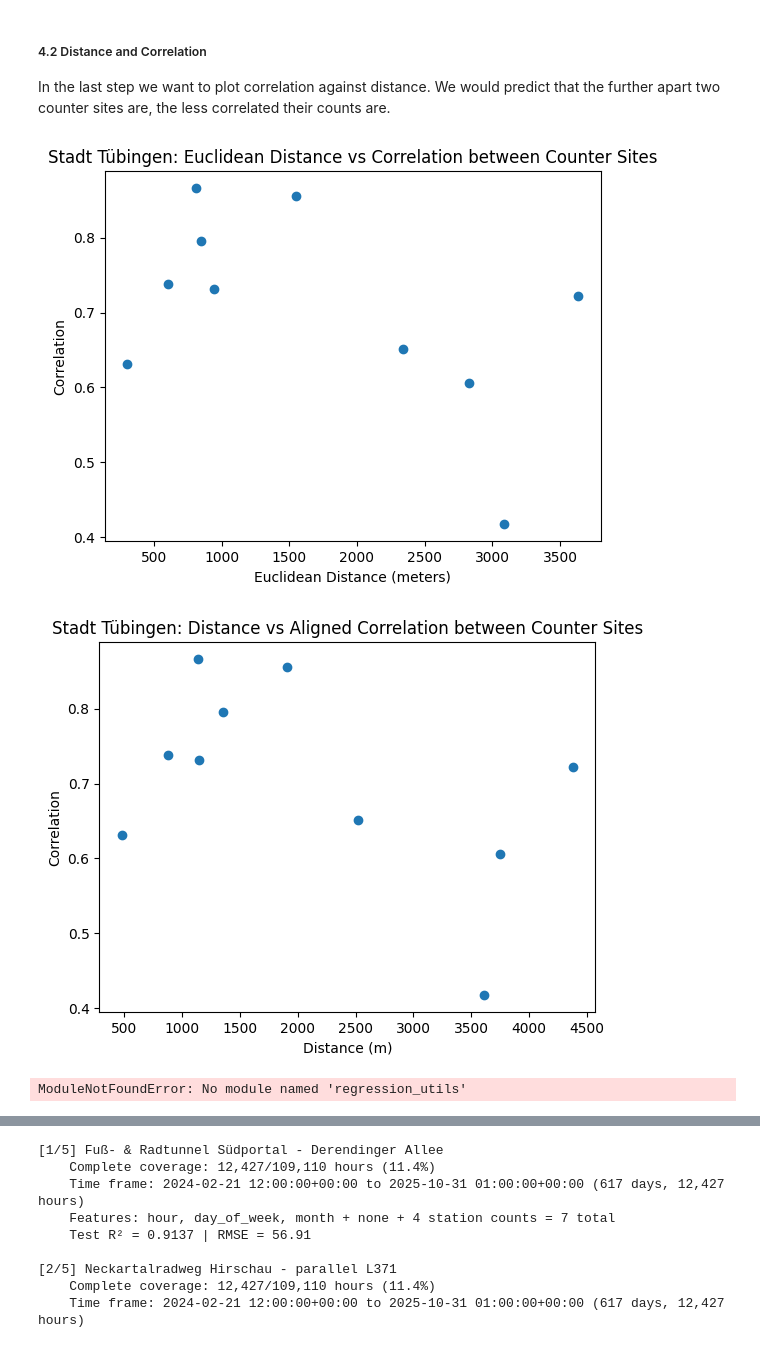
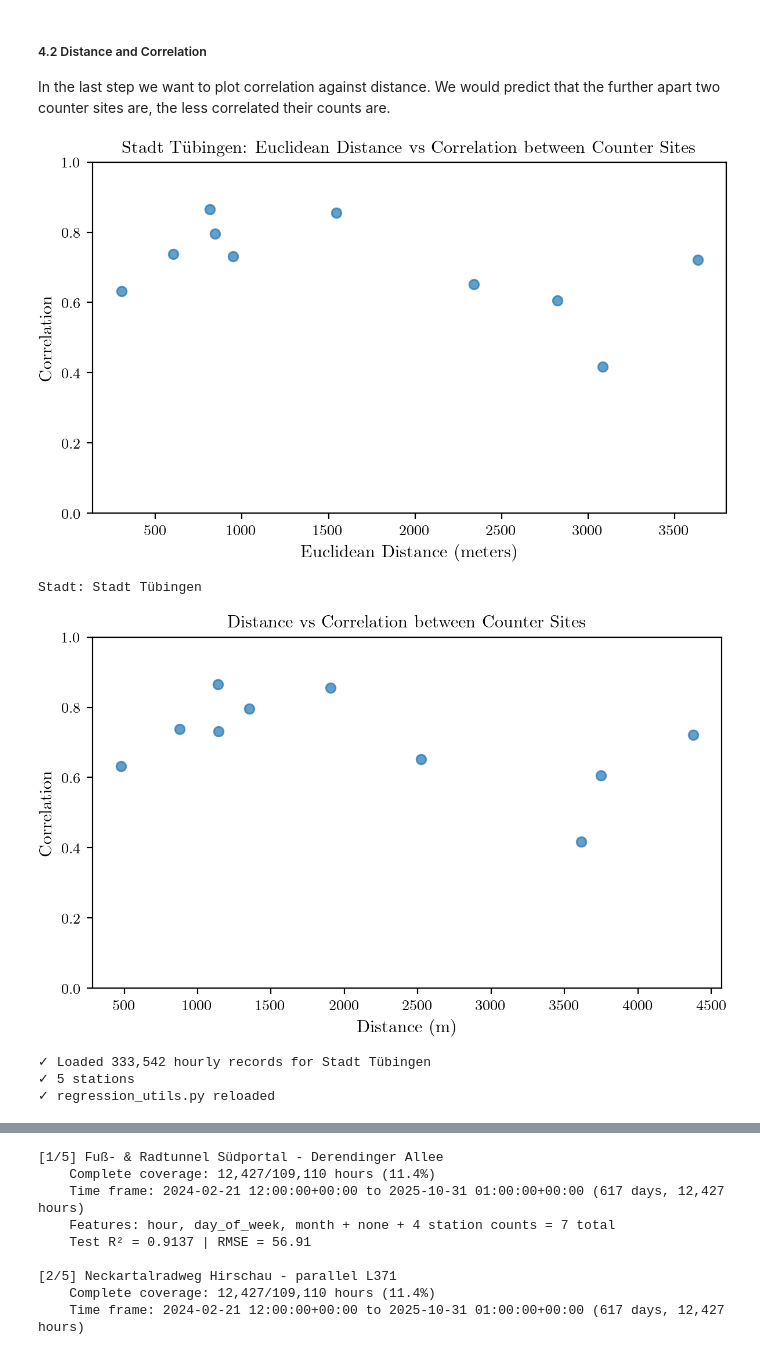
Before and after one commit to cleesee/fahrradzaehler, a Jupyter notebook: notebooks/distcorr/tue_distcorr.ipynb, the cells around one changed output, grey strips where cells are left out. Cells and saved outputs as stored; diff of their text form; code cells hidden in the pictures.

```diff
--- a/notebooks/distcorr/tue_distcorr.ipynb
+++ b/notebooks/distcorr/tue_distcorr.ipynb
@@ -42,8 +44,17 @@ from src.data.dataload import load_csv_folder_to_dataframe
 
 DATA_DIR = PROJECT_ROOT / "data/raw"
 PLOTS_DIR = PROJECT_ROOT / "outputs/plots"
-## get data and preprocess
-df_all = load_csv_folder_to_dataframe(DATA_DIR)
+PROCESSED_DIR = PROJECT_ROOT / "data/processed"
+
+# if df_all.csv exists load it as dataframe (faster), else load from raw data
+df_all_path = PROCESSED_DIR / "df_all.csv"
+if df_all_path.exists():
+    print("Loading preprocessed dataframe from", df_all_path)
+    df_all = pd.read_csv(df_all_path)
+else:
+    ## get data and preprocess
+    df_all = load_csv_folder_to_dataframe(DATA_DIR)
+
 ##  timestamps to datetime
 df_all['iso_timestamp'] = pd.to_datetime(df_all['iso_timestamp'], utc=True, format='mixed')
 
@@ -349,23 +368,26 @@ We would predict that the further apart two counter sites are, the less correlat
 # %%
 # 4.2.1 euclidean distance vs correlation plot
 correlations = []
 distance_values = []
 for i in range(len(sites1)):
     for j in range(i + 1, len(sites1)):
         site1 = sites1[i]
         site2 = sites1[j]
         distance = dist_matrix_euclid.loc[site1, site2]
         correlation = corr_matrix1.loc[site1, site2]
         distance_values.append(distance)
         correlations.append(correlation)
 
-plt.scatter(distance_values, correlations)
-plt.xlabel("Euclidean Distance (meters)")
-plt.ylabel("Correlation")
-plt.title(f"{title_domain}: Euclidean Distance vs Correlation between Counter Sites")
-plt.show()
+with plt.rc_context(get_style(rel_width=1,display_dpi=200)):
+    plt.scatter(distance_values, correlations)
+    plt.xlabel("Euclidean Distance (meters)")
+    # set y limit to 0 and 1
+    plt.ylim(0, 1)
+    plt.ylabel("Correlation")
+    plt.title(f"{title_domain}: Euclidean Distance vs Correlation between Counter Sites")
+    plt.show()
 # %% [output]
-[figure, old version]
+[figure, new version]
 # %%
 # 4.2.2 bike distance vs correlation plot
 correlations = []
@@ -378,34 +400,38 @@ for i in range(len(sites1)):
         correlation = corr_matrix1.loc[site1, site2]
         distance_values.append(distance)
         correlations.append(correlation)
-
-plt.scatter(distance_values, correlations)
-plt.xlabel("Distance (m)")
-plt.ylabel("Correlation")
-plt.title(f"{title_domain}: Distance vs Aligned Correlation between Counter Sites")
-plt.show()
+with plt.rc_context(get_style(rel_width=1,display_dpi=200)):
+    print("Stadt:",title_domain)
+    plt.scatter(distance_values, correlations)
+    plt.xlabel("Distance (m)")
+    plt.ylabel("Correlation")
+    plt.ylim(0, 1)
+    plt.title("Distance vs Correlation between Counter Sites")
+    plt.show()
 # %% [output]
+Stadt: Stadt Tübingen
-[figure, old version]
+[figure, new version]
 # %%
 ################################################
 # REGRESSION MODELING - SETUP                  #
 ################################################
 
 import importlib
-import regression_utils
-importlib.reload(regression_utils)
+#sys.path.append(str(Path(os.getcwd()).parent.parent))
+import src.model.regression_utils
 
-from regression_utils import train_model
 
 # Load city data with features
-df_city = pd.read_csv('df_features.csv')
+df_city = pd.read_csv(PROCESSED_DIR / "df_features.csv")
 df_city = df_city[df_city['domain_name'] == title_domain].copy()
 
 print(f"✓ Loaded {len(df_city):,} hourly records for {title_domain}")
 print(f"✓ {df_city['counter_site'].nunique()} stations")
 print(f"✓ regression_utils.py reloaded")
 # %% [output]
-ModuleNotFoundError: No module named 'regression_utils'
+✓ Loaded 333,542 hourly records for Stadt Tübingen
+✓ 5 stations
+✓ regression_utils.py reloaded
 # %%
 ################################################
 # DATA AVAILABILITY VISUALIZATION              #
```
Also changed, not shown: parts of 7 cells of this notebook, 3 other files.
